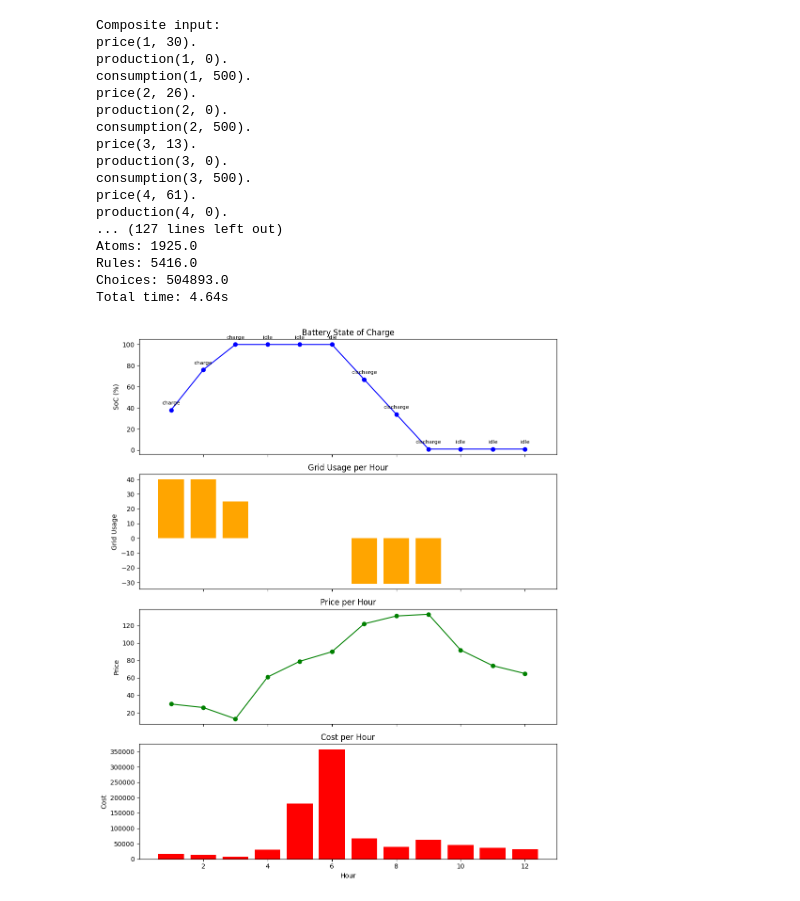
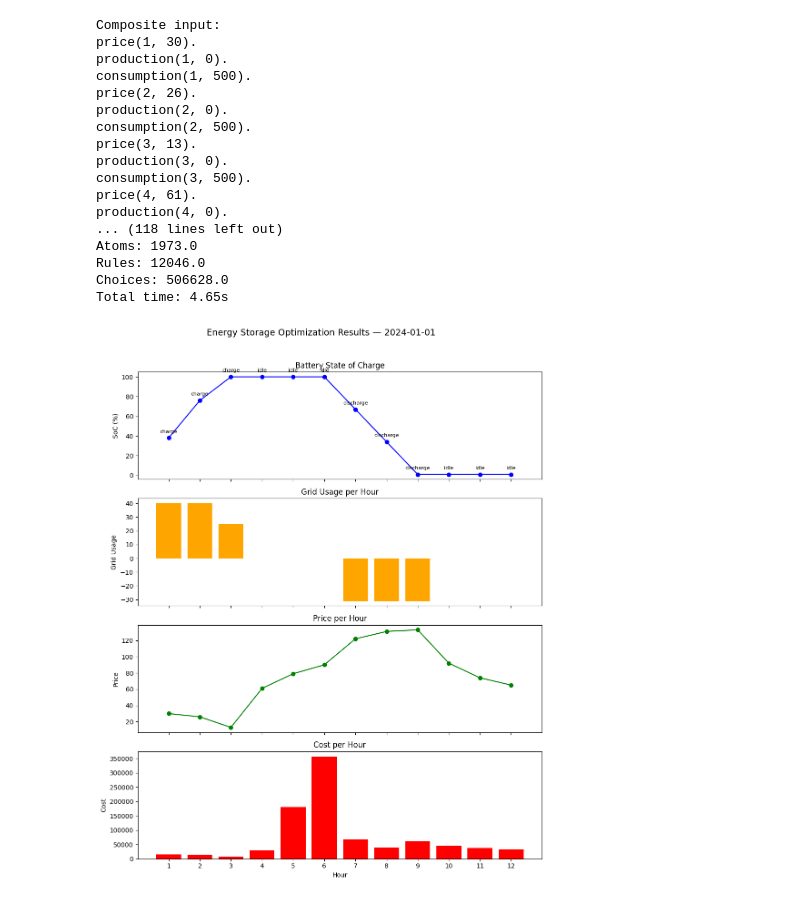
Before and after one commit to ErwinTerpstra/EnergyStorageOptimisationASP, a Jupyter notebook: Source/solve_schedule.ipynb, the cells around one changed output. Saved outputs shown, nothing was run; the diff lists cells and outputs as text; code cells hidden in the pictures.

```diff
--- a/Source/solve_schedule.ipynb
+++ b/Source/solve_schedule.ipynb
@@ -5,8 +5,8 @@ import clingo
 from datetime import datetime
 from itertools import batched
 
-DATA_FILE = './Data/daily_01_2024-01-01.json'
-SCHEDULER_SOURCE = './Source/schedule_discrete.lp'
+DATA_FILE = '../Data/daily_01_2024-01-01.json'
+SCHEDULER_SOURCE = '../Source/schedule_discrete.lp'
 
 # This context class allows defining utility methods in Python to be called in the ASP code
 class Context:
@@ -135,76 +135,54 @@ production(3, 0).
 consumption(3, 500).
 price(4, 61).
 production(4, 0).
-... (127 lines left out)
-Atoms: 1925.0
-Rules: 5416.0
-Choices: 504893.0
-Total time: 4.64s
+... (118 lines left out)
+Atoms: 1973.0
+Rules: 12046.0
+Choices: 506628.0
+Total time: 4.65s
 # %%
+import os
 import matplotlib.pyplot as plt
-# Containers for results
-results = {
-    "schedule": {},
-    "soc": {},
-    "grid_usage": {},
-    "price": {},
-    "cost": {}
-}
 
-def collect_model(model):
-    atoms = model.symbols(shown=True)
-    for atom in atoms:
-        name = atom.name
-        args = atom.arguments
-        if name in results and len(args) == 2:
-            h = int(str(args[0]))
-            v = str(args[1])
-            if v.lstrip('-').isdigit():
-                v = int(v)
-            results[name][h] = v
-
-# Run solver with this callback
-ctl.solve(on_last=collect_model)
-
-# --- Prepare data for plotting ---
-# Collect hours from soc, skip hour 0 (initial state)
-hours = sorted(results["soc"].keys())
-hours = [h for h in hours if h > 0]
-
-# Build lists, casting to int for plotting
-soc = [int(results["soc"][h]) for h in hours]
-grid_usage = [int(results["grid_usage"].get(h, 0)) for h in hours]
-price = [int(results["price"].get(h, 0)) for h in hours]
-cost = [int(results["cost"].get(h, 0)) for h in hours]
-schedule = [results["schedule"].get(h, "idle") for h in hours]
+# --- Parse date from filename ---
+filename = os.path.basename(DATA_FILE)
+plot_date = filename.split("_")[-1].replace(".json", "")
 
 # --- Plot ---
 fig, axs = plt.subplots(4, 1, figsize=(10, 12), sharex=True)
+
+# Add a global title with the date
+fig.suptitle(f"Energy Storage Optimization Results — {plot_date}", fontsize=14, y=1.02)
 
 # 1. SoC line plot
 axs[0].plot(hours, soc, marker='o', color='blue')
 axs[0].set_ylabel("SoC (%)")
 axs[0].set_title("Battery State of Charge")
 for h, action in zip(hours, schedule):
     axs[0].text(h, soc[hours.index(h)] + 5, action, ha='center', fontsize=8)
 
 # 2. Grid usage bar plot
 axs[1].bar(hours, grid_usage, color='orange')
 axs[1].set_ylabel("Grid Usage")
 axs[1].set_title("Grid Usage per Hour")
 
 # 3. Price line plot
 axs[2].plot(hours, price, marker='o', color='green')
 axs[2].set_ylabel("Price")
 axs[2].set_title("Price per Hour")
 
 # 4. Cost bar plot
 axs[3].bar(hours, cost, color='red')
 axs[3].set_ylabel("Cost")
 axs[3].set_title("Cost per Hour")
 axs[3].set_xlabel("Hour")
 
+# Add hour ticks to all plots
+for ax in axs:
+    ax.set_xticks(hours)
+    ax.set_xticklabels(hours)
+
 plt.tight_layout()
 plt.show()
 # %% [output]
-[figure, old version]
+[figure, new version]
```
